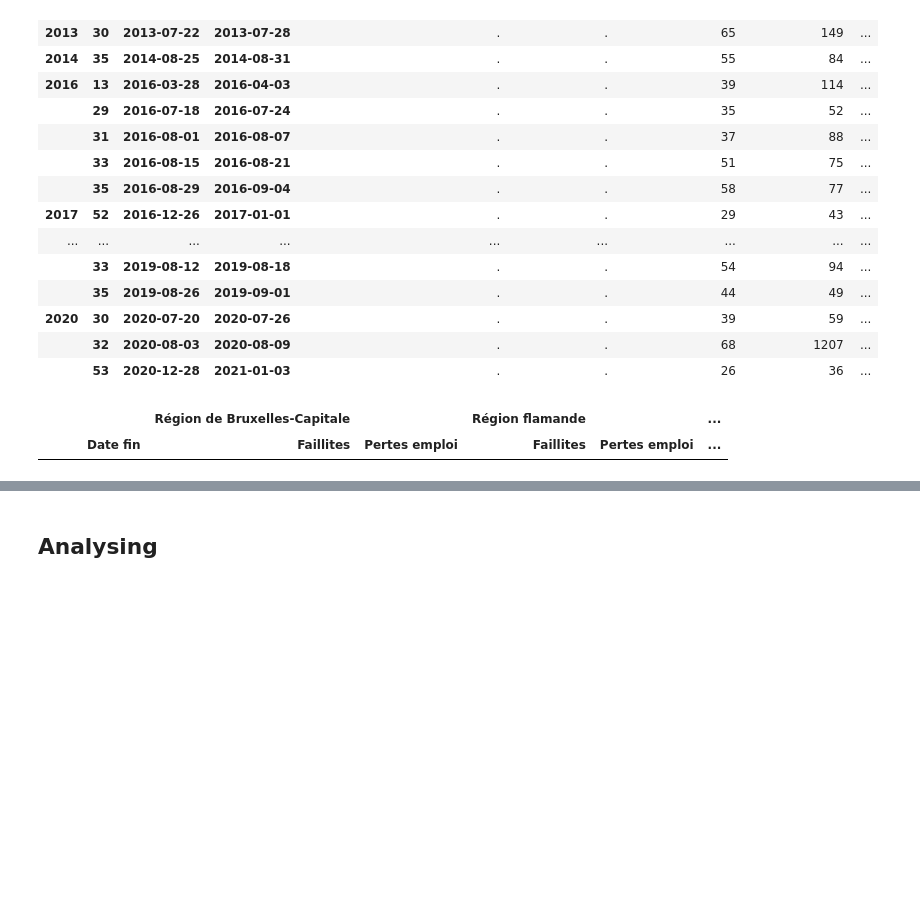
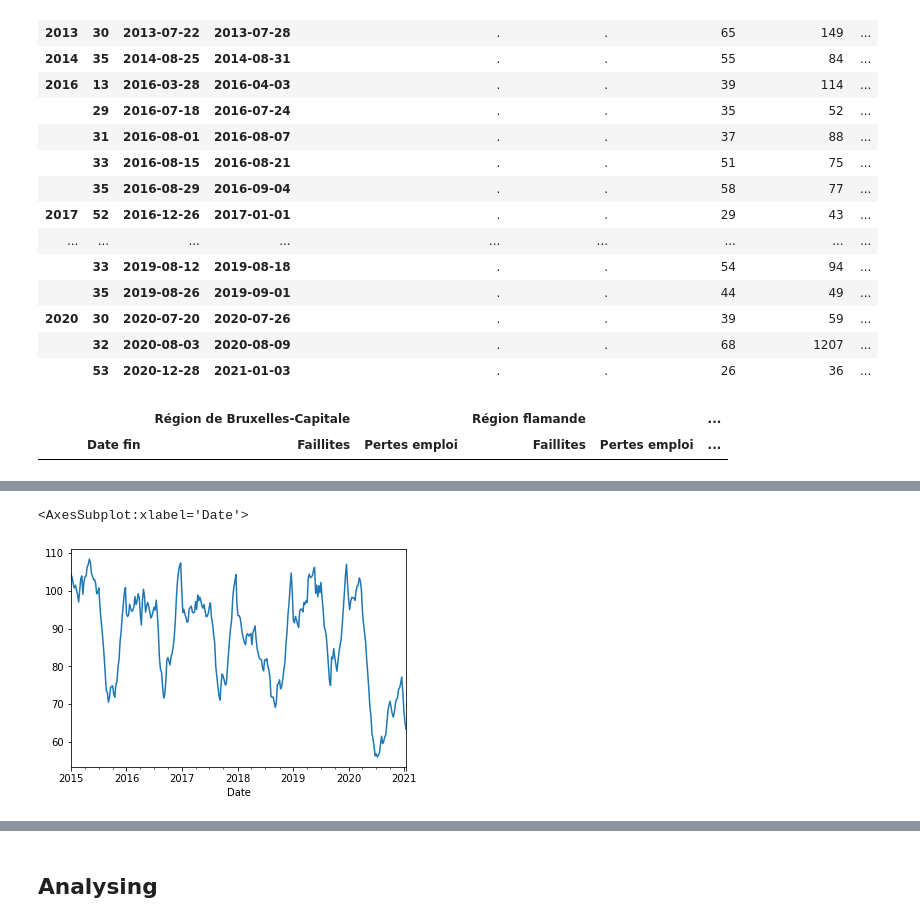
Before and after one commit to Demesmaeker/workshop-IBM-covid, a Jupyter notebook: Faillites.ipynb, the cells around one changed output, grey strips where cells are left out. Saved outputs shown, nothing was run; the diff lists cells and outputs as text; code cells hidden in the pictures; blank space fills up the shorter version.

```diff
--- a/Faillites.ipynb
+++ b/Faillites.ipynb
@@ -121,0 +162,5 @@ def replace_dots(items):
+# %%
+fail_reset["Région flamande"]["Faillites"].rolling(15).mean().loc["2015":].plot()
+# %% [output]
+<AxesSubplot:xlabel='Date'>
+[figure, added]
```
Also changed, not shown: parts of 32 cells of this notebook.
